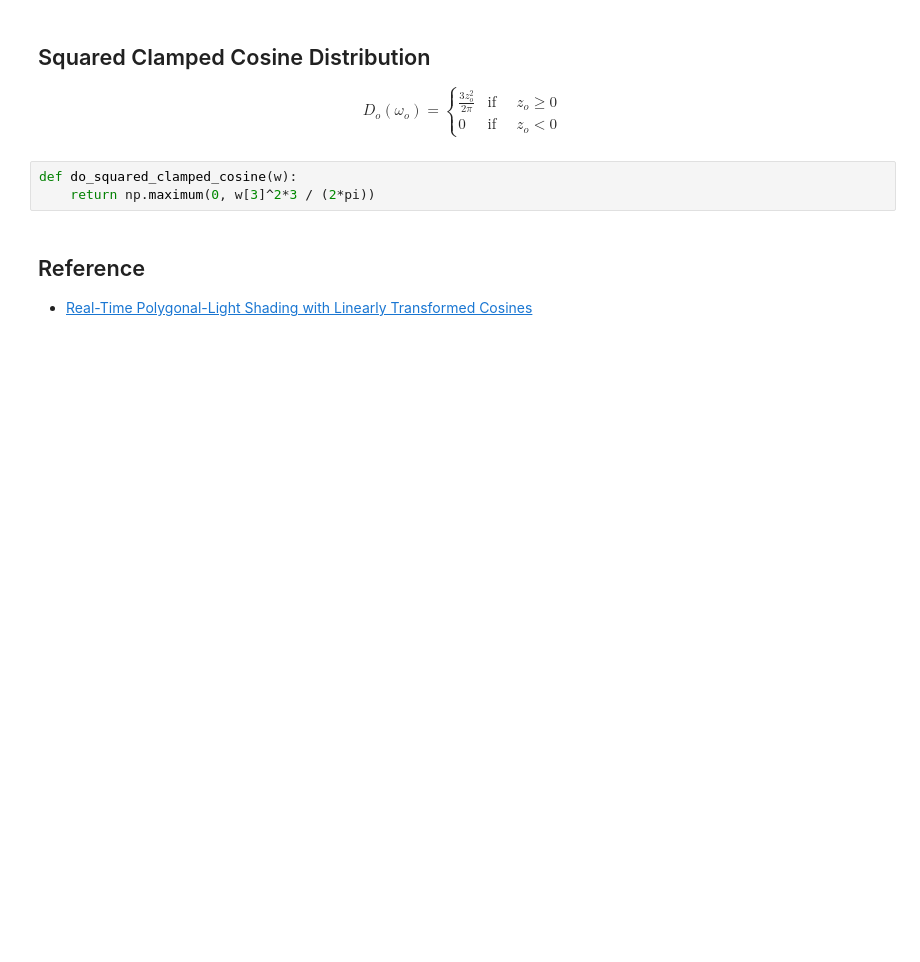
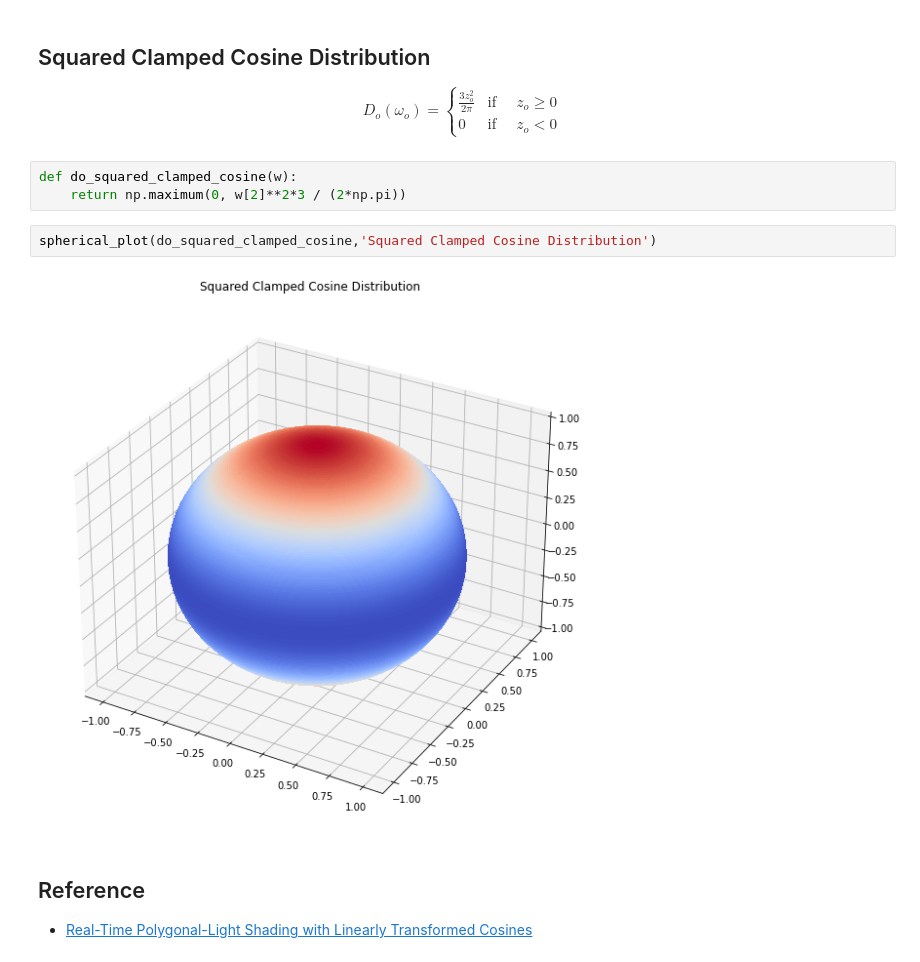
Before and after one commit to neil3d/math_viz, a Jupyter notebook: docs/spherical_distributions.ipynb, the cells around one changed output. Cells and saved outputs as stored; diff of their text form; blank space fills up the shorter version.

```diff
--- a/docs/spherical_distributions.ipynb
+++ b/docs/spherical_distributions.ipynb
@@ -95,7 +126,11 @@ D_o(\omega_o)=
 $$
 # %%
 def do_squared_clamped_cosine(w):
-    return np.maximum(0, w[3]^2*3 / (2*pi))
+    return np.maximum(0, w[2]**2*3 / (2*np.pi))
+# %%
+spherical_plot(do_squared_clamped_cosine,'Squared Clamped Cosine Distribution')
+# %% [output]
+[figure, added]
 # %% [markdown]
 ## Reference
 
```
Also changed, not shown: parts of 7 cells of this notebook.
